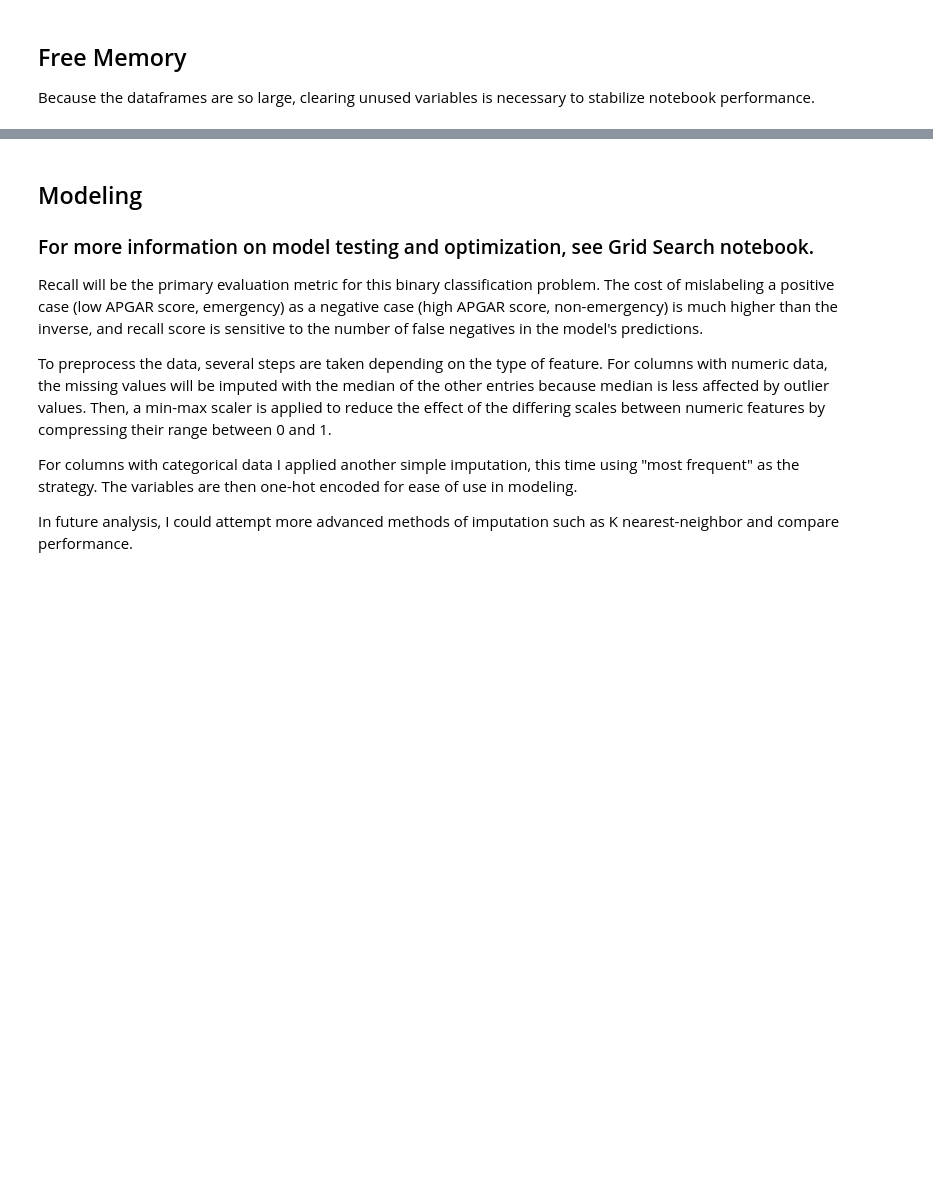
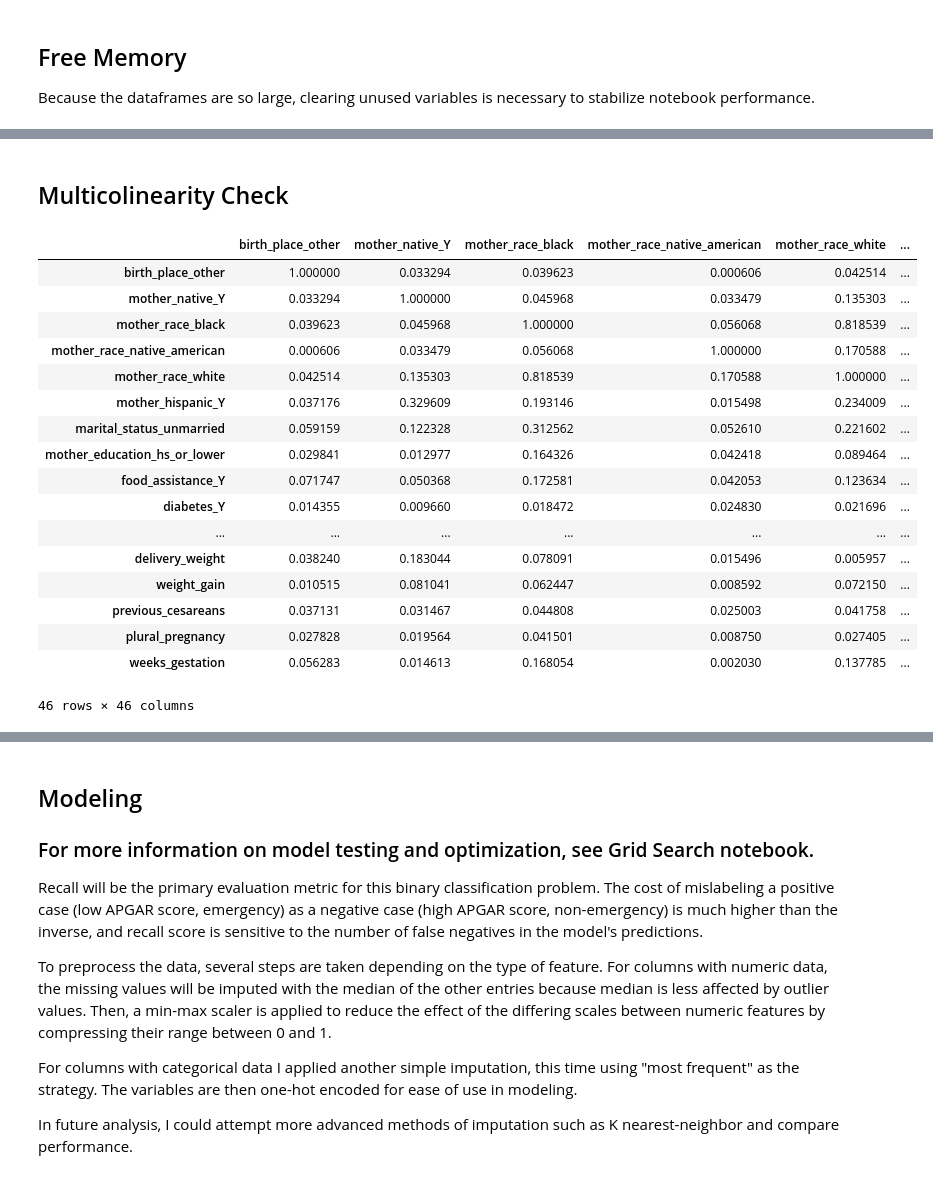
Before and after one commit to Patrick-Arnold/Capstone_Project, a Jupyter notebook: Capstone.ipynb, the cells around one changed output, grey strips where cells are left out. Cells and saved outputs as stored; diff of their text form; code cells hidden in the pictures; blank space fills up the shorter version.

```diff
--- a/Capstone.ipynb
+++ b/Capstone.ipynb
@@ -246,0 +268,9 @@ gc.collect()
+# %%
+# Transform categorical data
+cat_impute.fit(X_train2_obj)
+X_train2_imp = cat_impute.transform(X_train2_obj)
+X_test2_imp = cat_impute.transform(X_test2_obj)
+
+ohe.fit(X_train2_imp)
+X_train_ohe = ohe.transform(X_train2_imp)
+X_test_ohe = ohe.transform(X_test2_imp)
@@ -246,0 +307,25 @@ gc.collect()
+# %% [markdown]
+## Multicolinearity Check
+# %%
+# Generate correlation matrix
+corr_matrix = X_train_processed.corr().abs()
+corr_matrix
+# %% [output]
+|  | birth_place_other | mother_native_Y | mother_race_black | mother_race_native_american | mother_race_white | ... |
+| birth_place_other | 1.000000 | 0.033294 | 0.039623 | 0.000606 | 0.042514 | ... |
+| mother_native_Y | 0.033294 | 1.000000 | 0.045968 | 0.033479 | 0.135303 | ... |
+| mother_race_black | 0.039623 | 0.045968 | 1.000000 | 0.056068 | 0.818539 | ... |
+| mother_race_native_american | 0.000606 | 0.033479 | 0.056068 | 1.000000 | 0.170588 | ... |
+| mother_race_white | 0.042514 | 0.135303 | 0.818539 | 0.170588 | 1.000000 | ... |
+| mother_hispanic_Y | 0.037176 | 0.329609 | 0.193146 | 0.015498 | 0.234009 | ... |
+| marital_status_unmarried | 0.059159 | 0.122328 | 0.312562 | 0.052610 | 0.221602 | ... |
+| mother_education_hs_or_lower | 0.029841 | 0.012977 | 0.164326 | 0.042418 | 0.089464 | ... |
+| food_assistance_Y | 0.071747 | 0.050368 | 0.172581 | 0.042053 | 0.123634 | ... |
+| diabetes_Y | 0.014355 | 0.009660 | 0.018472 | 0.024830 | 0.021696 | ... |
+| ... | ... | ... | ... | ... | ... | ... |
+| delivery_weight | 0.038240 | 0.183044 | 0.078091 | 0.015496 | 0.005957 | ... |
+| weight_gain | 0.010515 | 0.081041 | 0.062447 | 0.008592 | 0.072150 | ... |
+| previous_cesareans | 0.037131 | 0.031467 | 0.044808 | 0.025003 | 0.041758 | ... |
+| plural_pregnancy | 0.027828 | 0.019564 | 0.041501 | 0.008750 | 0.027405 | ... |
+| weeks_gestation | 0.056283 | 0.014613 | 0.168054 | 0.002030 | 0.137785 | ... |
+46 rows × 46 columns
```
Also changed, not shown: parts of 22 cells of this notebook, 1 other file.
